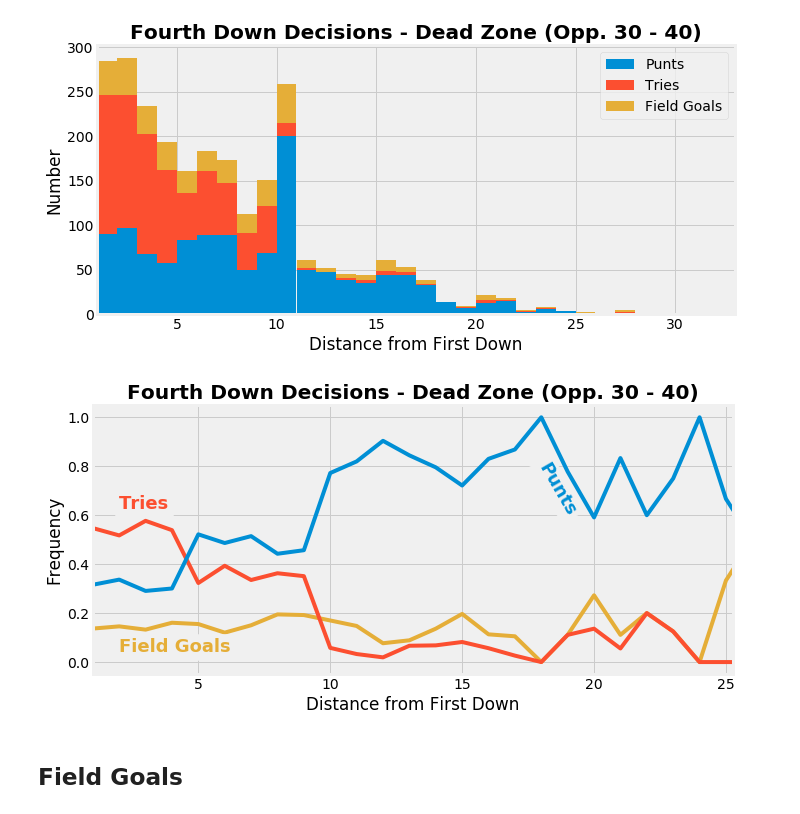
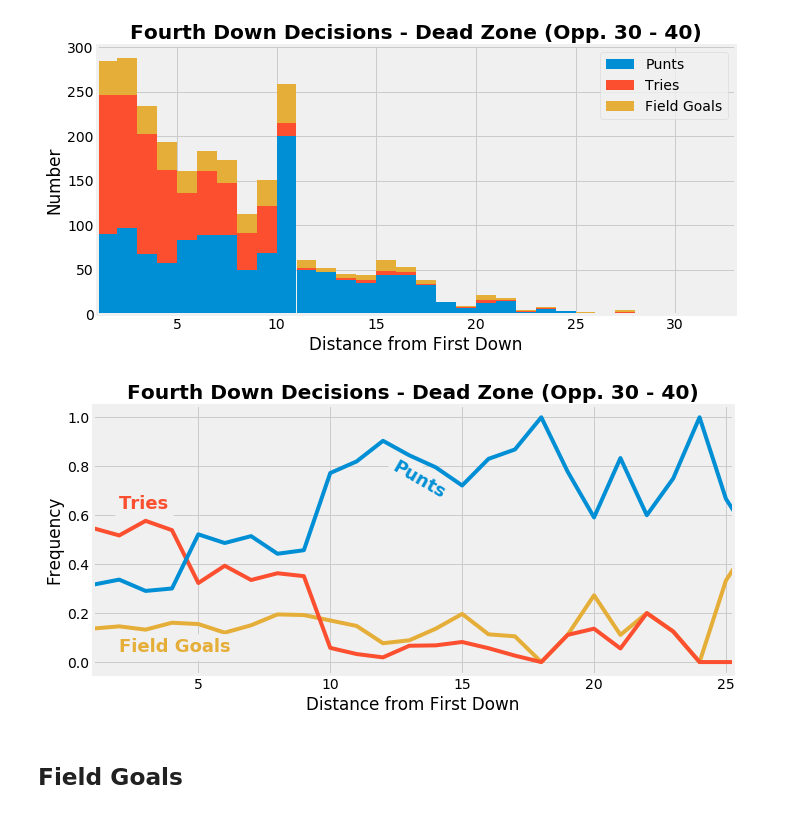
Before and after one commit to SimFootballDev/surrender_punt, a Jupyter notebook: surrender.ipynb, the cells around one changed output. Cells and saved outputs as stored; diff of their text form; code cells hidden in the pictures.

```diff
--- a/surrender.ipynb
+++ b/surrender.ipynb
@@ -456,28 +456,28 @@ plt.show()
 # %%
 yardRange = range(1,51)
 
 plt.figure(figsize=(10,5),facecolor='w')
 plt.style.use('fivethirtyeight')
 plt.title('Fourth Down Decisions - Dead Zone (Opp. 30 - 40)',weight='bold')
 plt.xlabel('Distance from First Down')
 plt.ylabel('Frequency')
 plt.plot(yardRange,dFGlist,label='Field Goals',c='C2')
 plt.plot(yardRange,dTryList,label='Tries',c='C1')
 plt.plot(yardRange,dPuntList,label='Punts',c='C0')
 # plt.plot(yardRange,dTOList,label='Timeouts')
 # for i in [10,20,30,40,50,60,70,80,90]:
 #     plt.axvline(i,c='w',lw=1,alpha=0.5)
 plt.xlim(1,25.25)
 # plt.ylim(0,1.01)
 # plt.legend(loc=0)
 plt.text(x = 2, y = 0.625, s = 'Tries', color = 'C1', weight = 'bold', size = 18, backgroundcolor = '#f0f0f0')
 plt.text(x = 2, y = 0.04, s = 'Field Goals', color = 'C2', weight = 'bold', size = 18, backgroundcolor = '#f0f0f0')
-plt.text(x = 17.75, y = 0.77, s = 'Punts', color = 'C0', weight = 'bold', rotation = -60, size = 18, backgroundcolor = '#f0f0f0')
+plt.text(x = 12.25, y = 0.67, s = 'Punts', color = 'C0', weight = 'bold', rotation = -30, size = 18, backgroundcolor = '#f0f0f0')
 plt.tight_layout()
 plt.savefig('images/4thdown_deadDist_line.png')
 plt.show()
 # %% [output]
-[figure, old version]
+[figure, new version]
 # %% [markdown]
 ## Field Goals
 # %%
```
Also changed, not shown: parts of 2 cells of this notebook, 22 other files.
